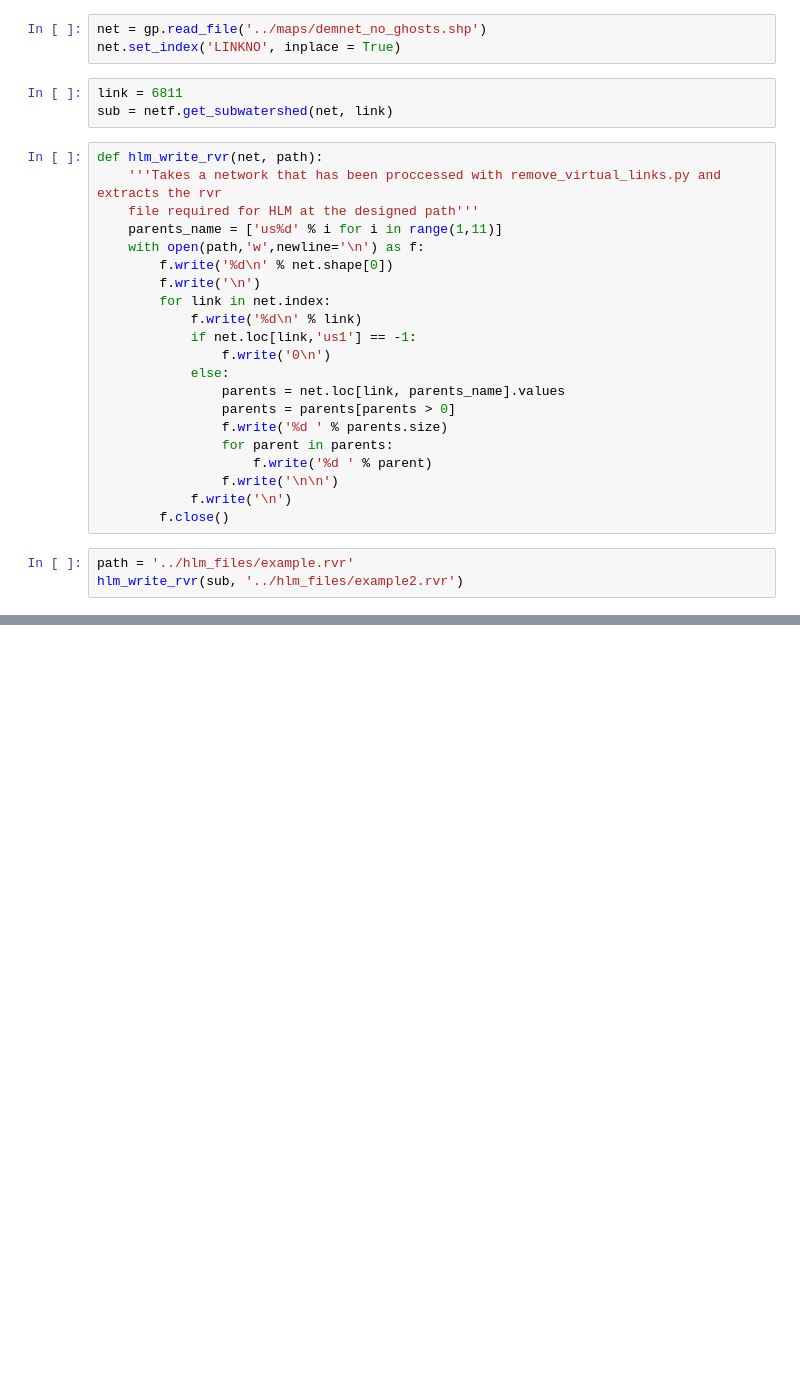
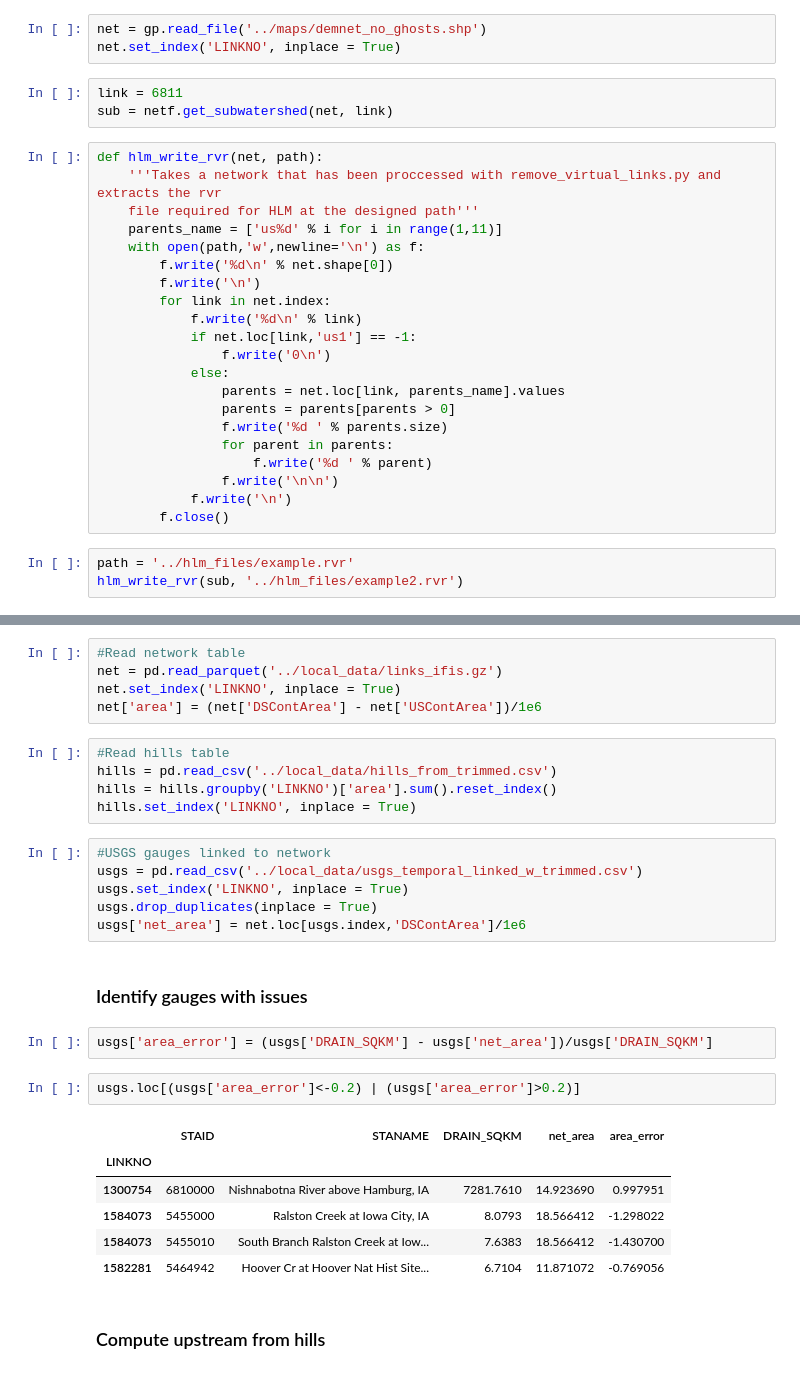
Before and after one commit to nicolas998/network_conditioning, a Jupyter notebook: notebooks/hlm_extract_files.ipynb, the cells around one changed output, grey strips where cells are left out. Saved outputs shown, nothing was run; the diff lists cells and outputs as text; blank space fills up the shorter version.

```diff
--- a/notebooks/hlm_extract_files.ipynb
+++ b/notebooks/hlm_extract_files.ipynb
@@ -39,0 +75,31 @@ hlm_write_rvr(sub, '../hlm_files/example2.rvr')
+# %%
+#Read network table
+net = pd.read_parquet('../local_data/links_ifis.gz')
+net.set_index('LINKNO', inplace = True)
+net['area'] = (net['DSContArea'] - net['USContArea'])/1e6
+# %%
+#Read hills table
+hills = pd.read_csv('../local_data/hills_from_trimmed.csv')
+hills = hills.groupby('LINKNO')['area'].sum().reset_index()
+hills.set_index('LINKNO', inplace = True)
+# %%
+#USGS gauges linked to network
+usgs = pd.read_csv('../local_data/usgs_temporal_linked_w_trimmed.csv')
+usgs.set_index('LINKNO', inplace = True)
+usgs.drop_duplicates(inplace = True)
+usgs['net_area'] = net.loc[usgs.index,'DSContArea']/1e6
+# %% [markdown]
+### Identify gauges with issues
+# %%
+usgs['area_error'] = (usgs['DRAIN_SQKM'] - usgs['net_area'])/usgs['DRAIN_SQKM']
+# %%
+usgs.loc[(usgs['area_error']<-0.2) | (usgs['area_error']>0.2)]
+# %% [output]
+|  | STAID | STANAME | DRAIN_SQKM | net_area | area_error |
+| LINKNO |  |  |  |  |  |
+| 1300754 | 6810000 | Nishnabotna River above Hamburg, IA | 7281.7610 | 14.923690 | 0.997951 |
+| 1584073 | 5455000 | Ralston Creek at Iowa City, IA | 8.0793 | 18.566412 | -1.298022 |
+| 1584073 | 5455010 | South Branch Ralston Creek at Iow... | 7.6383 | 18.566412 | -1.430700 |
+| 1582281 | 5464942 | Hoover Cr at Hoover Nat Hist Site... | 6.7104 | 11.871072 | -0.769056 |
+# %% [markdown]
+### Compute upstream from hills
```
Also changed, not shown: parts of 24 cells of this notebook, 5 other files.
